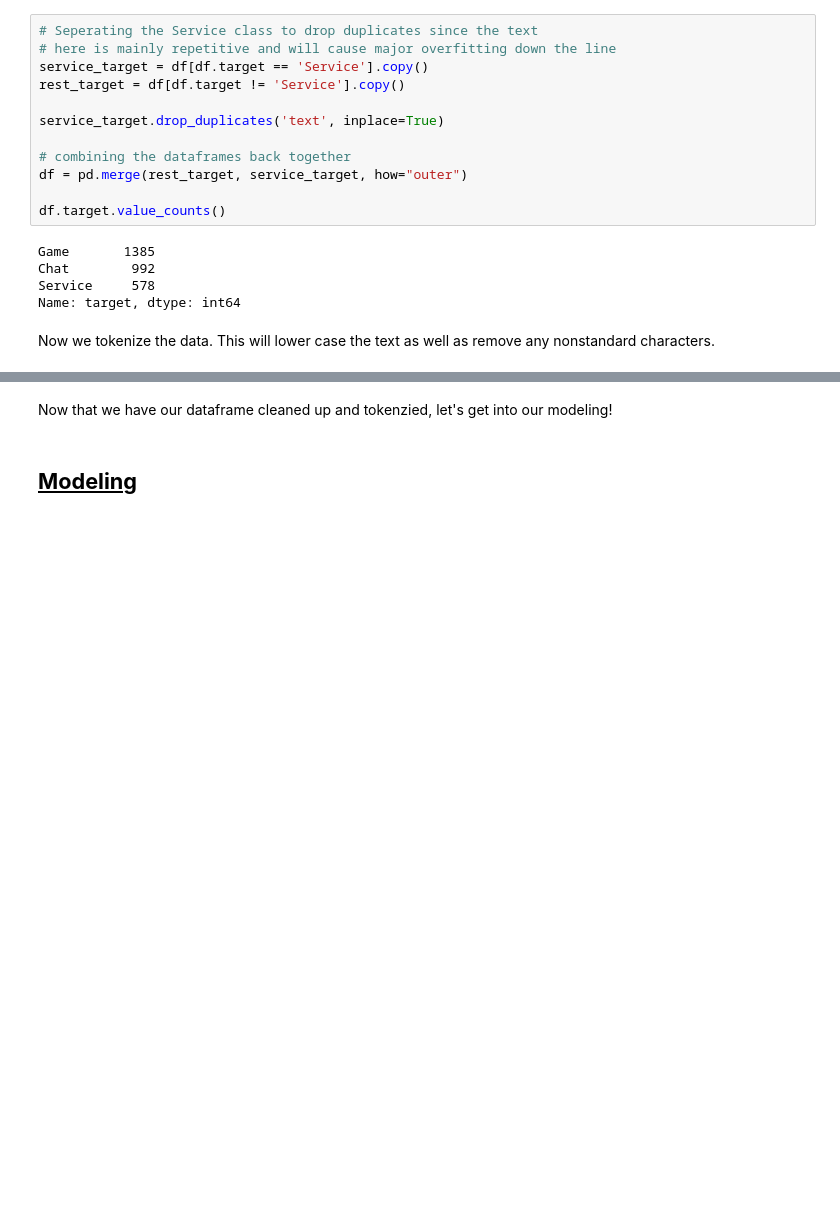
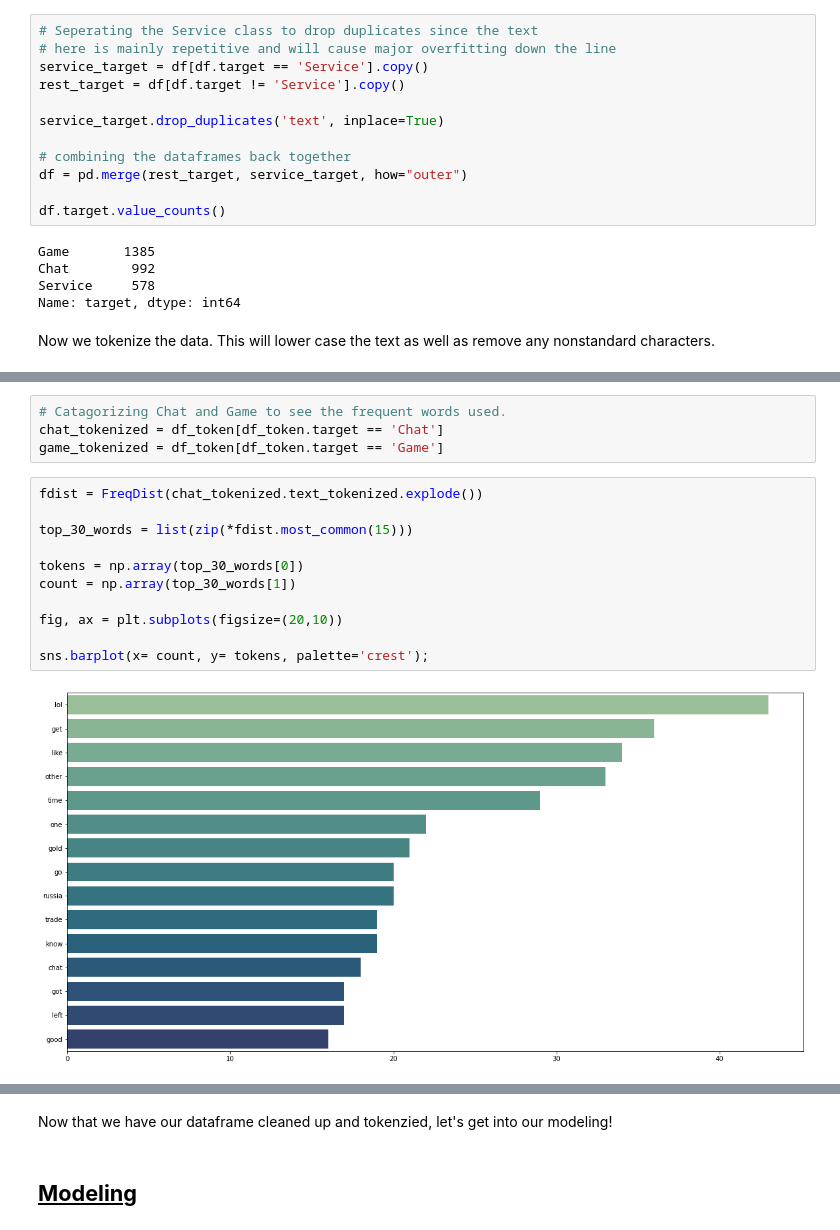
Before and after one commit to epradojr/WoW-Sentiment, a Jupyter notebook: index.ipynb, the cells around one changed output, grey strips where cells are left out. Cells and saved outputs as stored; diff of their text form; blank space fills up the shorter version.

```diff
--- a/index.ipynb
+++ b/index.ipynb
@@ -203,3 +204,20 @@ df_token
 | 2953 | 2/23/2022 | 10:21:11 PM | wts +15 with my team 2500 io timed! | Other | Service | [wts, team, io, timed] | wts team io timed |
 | 2954 | 2/23/2022 | 10:23:12 PM | wts strange goop 250k no need of ... | Other | Service | [wts, strange, goop, need, ah, ge... | wts strange goop need ah get chea... |
 2955 rows × 7 columns
+# %%
+# Catagorizing Chat and Game to see the frequent words used.
+chat_tokenized = df_token[df_token.target == 'Chat']
+game_tokenized = df_token[df_token.target == 'Game']
+# %%
+fdist = FreqDist(chat_tokenized.text_tokenized.explode())
+
+top_30_words = list(zip(*fdist.most_common(15)))
+
+tokens = np.array(top_30_words[0])
+count = np.array(top_30_words[1])
+
+fig, ax = plt.subplots(figsize=(20,10))
+
+sns.barplot(x= count, y= tokens, palette='crest');
+# %% [output]
+[figure, added]
```
Also changed, not shown: parts of 38 cells of this notebook, 2 other files.
